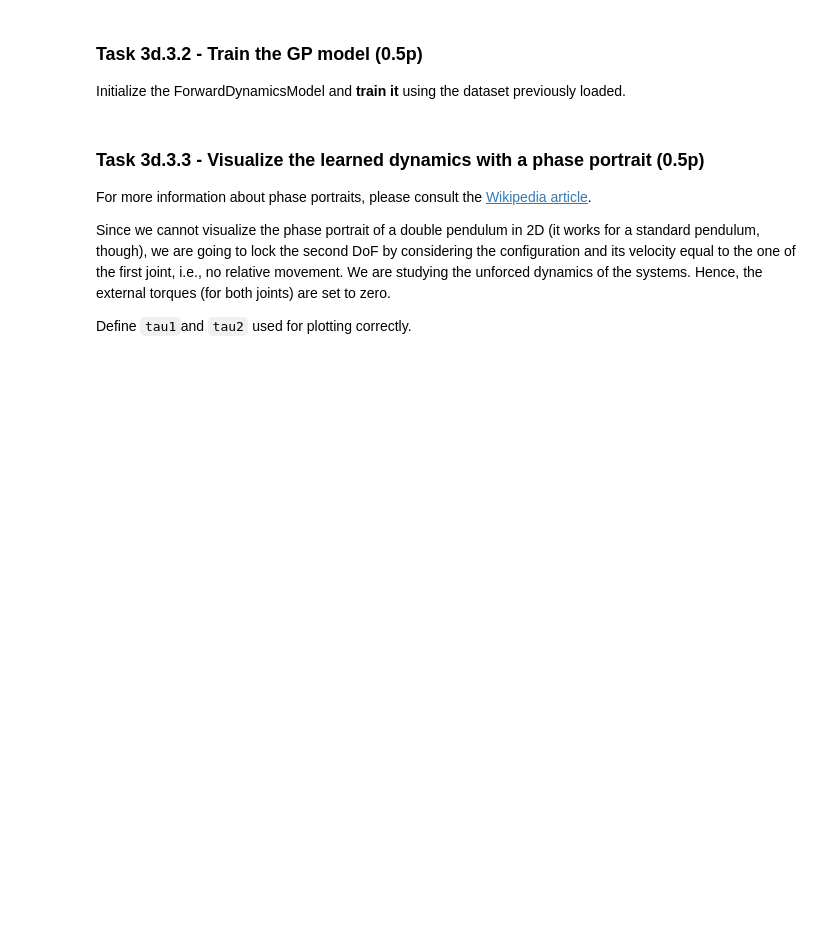
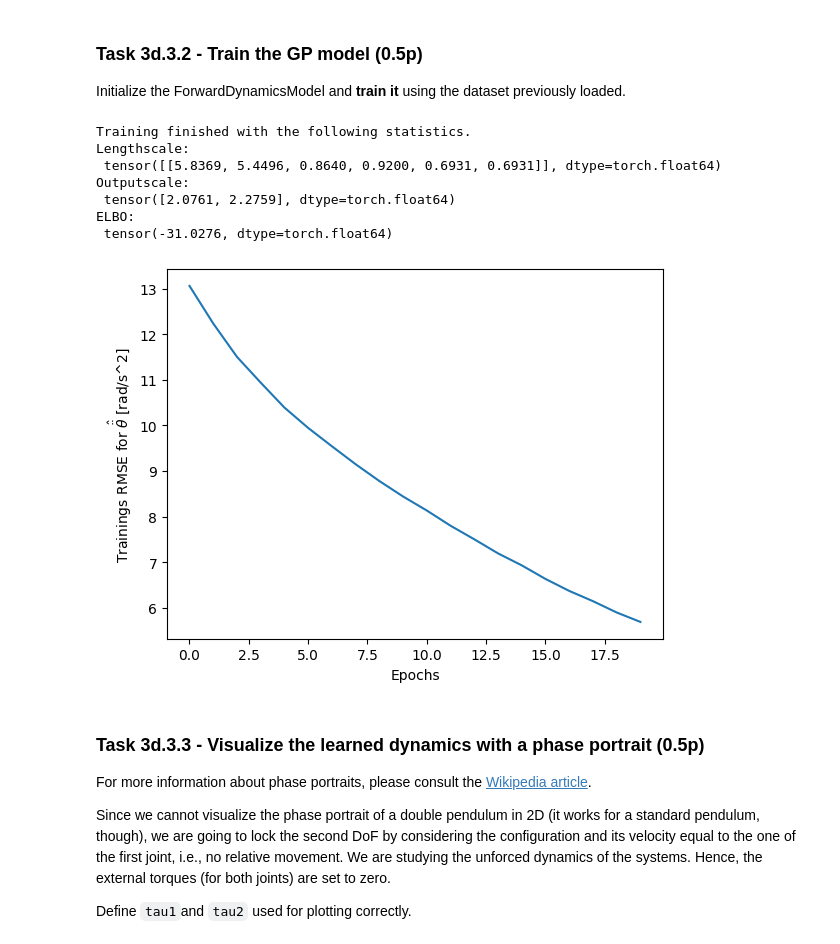
Before and after one commit to mandla51/ics_v2, a Jupyter notebook: assignment/problem_3/task_3d_fit_forward_dynamic_with_gp.ipynb, the cells around one changed output. Cells and saved outputs as stored; diff of their text form; code cells hidden in the pictures; blank space fills up the shorter version.

```diff
--- a/assignment/problem_3/task_3d_fit_forward_dynamic_with_gp.ipynb
+++ b/assignment/problem_3/task_3d_fit_forward_dynamic_with_gp.ipynb
@@ -96,7 +104,11 @@ class MultitaskGPModel(ApproximateGP):
         # ard_num_dim =
         # self.covar_module = gpytorch.kernels.ScaleKernel()
         # YOUR CODE HERE
-        raise NotImplementedError()
+        ard_num_dim = inducing_points.size(-1)
+        self.covar_module = gpytorch.kernels.ScaleKernel(
+            gpytorch.kernels.MaternKernel(nu=2.5, ard_num_dims=ard_num_dim),
+            batch_shape=torch.Size([num_tasks]),
+        )
 
     def forward(self, x):
         # The forward function should be written as if we were dealing with each output
@@ -124,7 +136,10 @@ class ForwardDynamicsModel:
         # self.gp =
         # self.likelihood =
         # YOUR CODE HERE
-        raise NotImplementedError()
+        self.gp = MultitaskGPModel(num_tasks=Y.shape[1], inducing_points=inducing_points)
+        self.likelihood = gpytorch.likelihoods.MultitaskGaussianLikelihood(num_tasks=Y.shape[1])
+
+
 
     def to_cuda(self):
         self.gp = self.gp.cuda()
@@ -161,7 +176,7 @@ class ForwardDynamicsModel:
         # Our loss object. We're using the VariationalELBO
         # self.mll =
         # YOUR CODE HERE
-        raise NotImplementedError()
+        self.mll = gpytorch.mlls.VariationalELBO(self.likelihood, self.gp, num_data=len(self.X))
 
         self.rmse_loss_vec = np.zeros(num_epochs)
         for i in tqdm(range(num_epochs)):
@@ -222,17 +239,27 @@ Initialize the ForwardDynamicsModel and **train it** using the dataset previousl
 # %%
 # set random seed
 torch.manual_seed(42)
 
 # forward_model_big_osc =
 # YOUR CODE to train the gp
 # YOUR CODE HERE
-raise NotImplementedError()
+forward_model_big_osc = ForwardDynamicsModel(X_big_osc, Y_big_osc, n_ind=100, batch_size=256)
+forward_model_big_osc.train(num_epochs=20)
 
 # print model info
 forward_model_big_osc.print_info()
 
 # plot convergence of training loss
 forward_model_big_osc.plot_convergence(dataset_name_big_osc)
+# %% [output]
+Training finished with the following statistics.
+Lengthscale:
+ tensor([[5.8369, 5.4496, 0.8640, 0.9200, 0.6931, 0.6931]], dtype=torch.float64)
+Outputscale:
+ tensor([2.0761, 2.2759], dtype=torch.float64)
+ELBO:
+ tensor(-31.0276, dtype=torch.float64)
+[figure, added]
 # %% [markdown]
 ### Task 3d.3.3 - Visualize the learned dynamics with a phase portrait (0.5p)
 For more information about phase portraits, please consult the [Wikipedia article](https://en.wikipedia.org/wiki/Phase_portrait).
```
Also changed, not shown: parts of 9 cells of this notebook, 15 other files.
